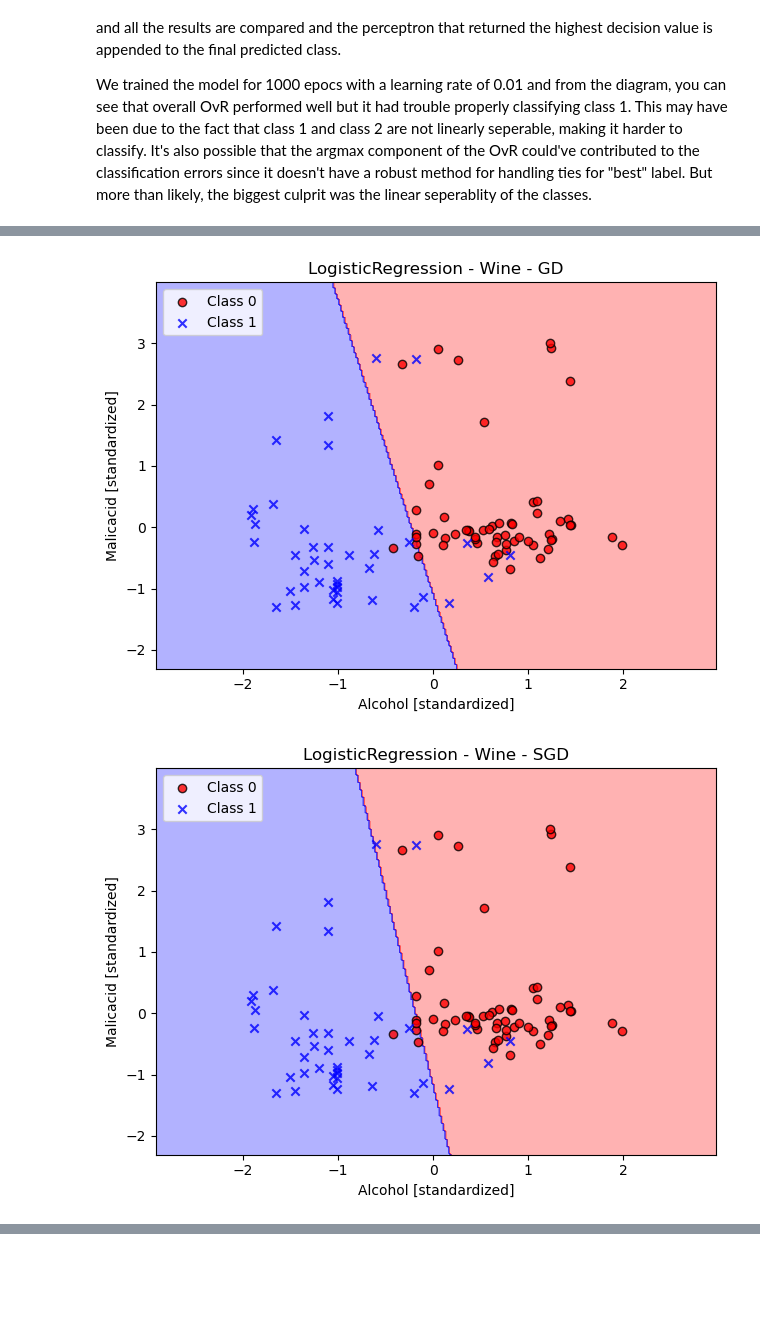
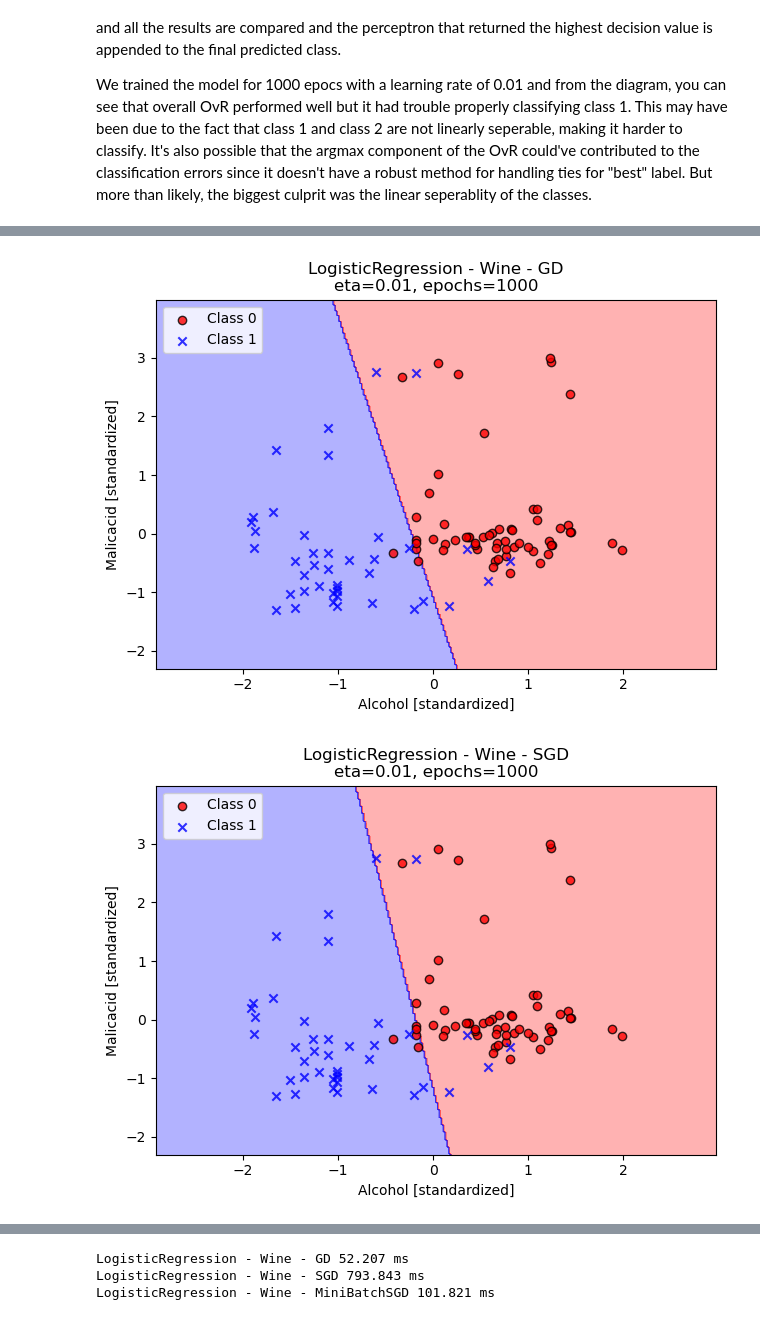
Before and after one commit to nnail0/429-hw1, a Jupyter notebook: 429_hw1_nn_mn.ipynb, the cells around one changed output, grey strips where cells are left out. Drawn from its saved outputs; the diff is of its cells as text; code cells hidden in the pictures; blank space fills up the shorter version.

```diff
--- a/429_hw1_nn_mn.ipynb
+++ b/429_hw1_nn_mn.ipynb
@@ -383,7 +392,13 @@ plt.show()
 # %%
 #plotting the decision boundary found for AdalineGD on the Wine dataset
 ada_gd2 = AdalineGD(n_iter=NUM_ITER, eta=ETA)
+
+adaw_start = datetime.now()
 ada_gd2.fit(X_std2_ada, y2_ada)
+adaw_end = datetime.now()
+ADA_WINE_t = (adaw_end - adaw_start).total_seconds() * 1000
+#print(f'LogisticRegression - Iris {LR_IRIS_t} ms')
+
 
 plot_decision_regions(X_std2_ada, y2_ada, classifier=ada_gd2)
 plt.title(f'AdalineGD - Wine\n'
@@ -398,7 +413,12 @@ plt.show()
 lrgd2 = LogisticRegression(eta=ETA,
                              n_iter=NUM_ITER,
                              random_state=1)
+
+lrg_start = datetime.now()
 lrgd2.fit(X_std2, y2)
+lrg_end = datetime.now()
+LR_GD_WINE_t = (lrg_end - lrg_start).total_seconds() * 1000
+
 plot_decision_regions(X_std2, y2, classifier=lrgd2)
 
 
@@ -413,22 +433,26 @@ plt.show()
 #plotting the convergence of the loss of AdalineGD for Wine dataset
 plt.plot(range(1, len(ada_gd2.cost_) + 1),
          ada_gd2.cost_, marker='o')
+
 plt.title(f'AdalineGD - Wine\n'
           f'eta={ETA}, epochs={NUM_ITER}')
 plt.xlabel('Epochs')
 plt.ylabel('Sum-squared-error')
 plt.tight_layout()
 plt.show()
+print(f'AdalineGD - Wine {ADA_WINE_t} ms')
 
 #plotting the convergence of the loss of LinearRegression for Wine dataset
 plt.plot(range(1, len(lrgd2.losses_) + 1),
          lrgd2.losses_, marker='o')
+
 plt.title(f'LogisticRegression - Wine - GD\n'
           f'eta={ETA}, epochs={NUM_ITER}')
 plt.xlabel('Epochs')
 plt.ylabel('Cross-Entropy')
 plt.tight_layout()
 plt.show()
+print(f'LogisticRegression - Wine - GD {LR_GD_WINE_t} ms')
 # %% [output]
 [figure]
 [figure]
@@ -618,6 +642,8 @@ Please do not use scikit-learn in this assignment.
 # %%
 plot_decision_regions(X_std2, y2, classifier=lrgd2)
-plt.title('LogisticRegression - Wine - GD')
+
+plt.title(f'LogisticRegression - Wine - GD\n'
+          f'eta={ETA}, epochs={NUM_ITER}')
 plt.xlabel('Alcohol [standardized]')
 plt.ylabel('Malicacid [standardized]')
 plt.legend(loc='upper left')
@@ -628,42 +654,72 @@ lr_sgd = LogisticRegression(eta=ETA,
                               n_iter =NUM_ITER,
                               batch_size=1,
                               shuffle=True)
+
+sgd_start = datetime.now()
 lr_sgd.sgd_fit(X_std2, y2)
+sgd_end = datetime.now()
 plot_decision_regions(X_std2, y2, classifier=lr_sgd)
-plt.title('LogisticRegression - Wine - SGD')
+LR_SGD_WINE_t = (sgd_end - sgd_start).total_seconds() * 1000
+
+plt.title(f'LogisticRegression - Wine - SGD\n'
+          f'eta={ETA}, epochs={NUM_ITER}')
 plt.xlabel('Alcohol [standardized]')
 plt.ylabel('Malicacid [standardized]')
 plt.legend(loc='upper left')
 plt.tight_layout()
 plt.show()
 
 minibatchSGD = LogisticRegression(eta=ETA,
                                   n_iter=NUM_ITER,
                                   batch_size=32,
                                   shuffle=True)
+mini_start = datetime.now()
 minibatchSGD.fit_mini_batch_SGD(X_std2, y2)
+mini_end = datetime.now()
+LR_MBATCH_WINE_t = (mini_end - mini_start).total_seconds() * 1000
+
 plot_decision_regions(X_std2, y2, classifier=minibatchSGD)
 
-plt.title('LogisticRegression - Wine - MiniBatchSGD')
+plt.title(f'LogisticRegression - Wine - MiniBatchSGD\n'
+          f'eta={ETA}, epochs={NUM_ITER}')
 plt.xlabel('Alcohol [standardized]')
 plt.ylabel('Malicacid [standardized]')
 plt.legend(loc='upper left')
 plt.tight_layout()
 plt.show()
 
 #plotting the convergence of the loss
 plt.plot(range(1, len(lrgd2.losses_) + 1),
          lrgd2.losses_, marker='o')
 plt.plot(range(1, len(lr_sgd.losses_) + 1),
          lr_sgd.losses_, marker='o')
 plt.plot(range(1, len(minibatchSGD.losses_) + 1),
          minibatchSGD.losses_, marker='o')
-plt.title('LogisticRegression - Wine - MiniBatchSGD')
+plt.title(f'LogisticRegression - Wine - GD vs. SGD vs. MiniBatchSGD\n'
+          f'eta={ETA}, epochs={NUM_ITER}')
 plt.legend(['GD','SGD','Mini-Batch-SGD'])
 plt.xlabel('Epochs')
 plt.ylabel('Cross-Entropy')
 plt.tight_layout()
 plt.show()
+
+#plotting the time cost
+plt.bar(['GD', 'SGD', 'Mini-BatchSGD'], [LR_GD_WINE_t,LR_SGD_WINE_t,LR_MBATCH_WINE_t], color='skyblue')
+#plt.xticks(x, cats)
+#plt.legend()
+#plt.show()
+plt.title(f'LogisticRegression - Wine - GD vs. SGD vs. MiniBatchSGD\n'
+          f'eta={ETA}, epochs={NUM_ITER}')
+plt.legend(['GD','SGD','Mini-Batch-SGD'])
+plt.xlabel('Model')
+plt.ylabel('Time Cost')
+plt.tight_layout()
+plt.show()
+
+
+print(f'LogisticRegression - Wine - GD {LR_GD_WINE_t} ms')
+print(f'LogisticRegression - Wine - SGD {LR_SGD_WINE_t} ms')
+print(f'LogisticRegression - Wine - MiniBatchSGD {LR_MBATCH_WINE_t} ms')
 # %% [output]
-[figure, old version]
+[figure, new version]
-[figure, old version]
+[figure, new version]
@@ -671,0 +729,3 @@ plt.show()
+LogisticRegression - Wine - GD 52.207 ms
+LogisticRegression - Wine - SGD 793.843 ms
+LogisticRegression - Wine - MiniBatchSGD 101.821 ms
```
Also changed, not shown: parts of 11 cells of this notebook, 17 other files.
